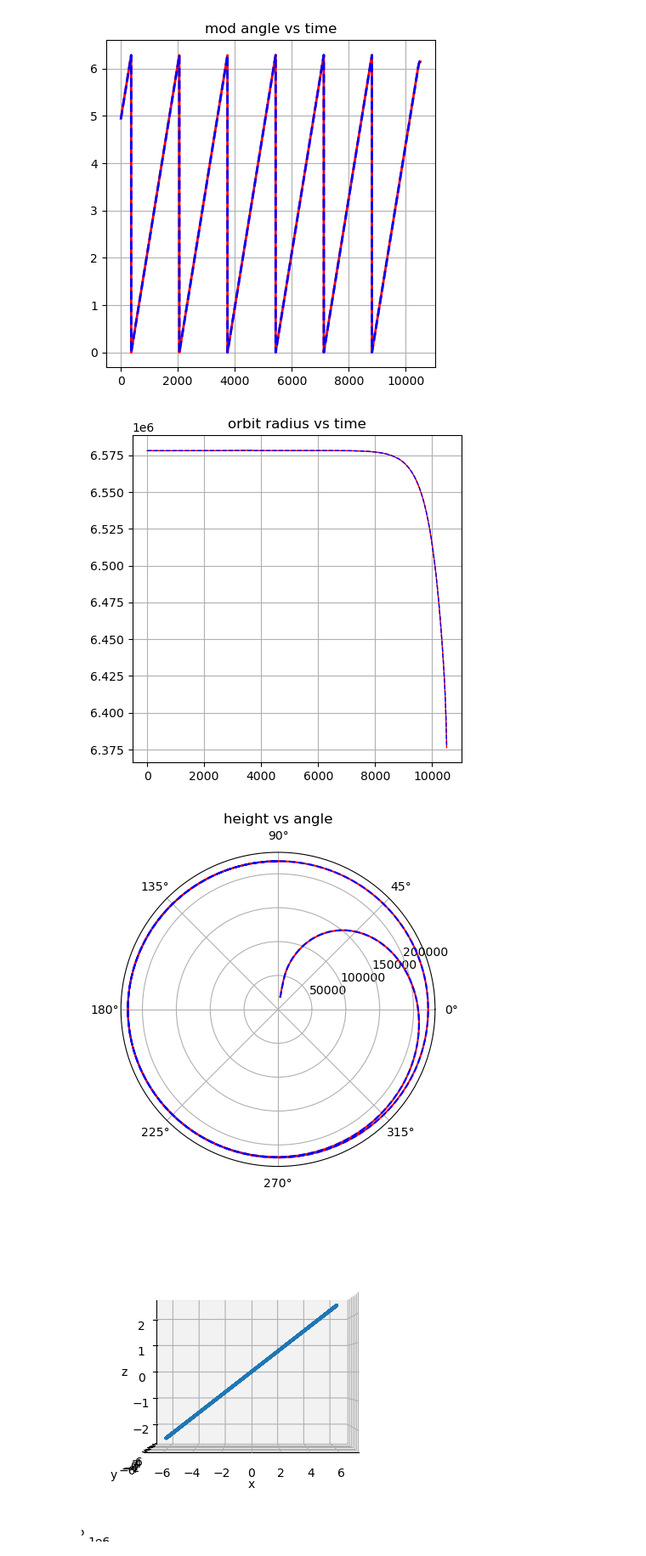
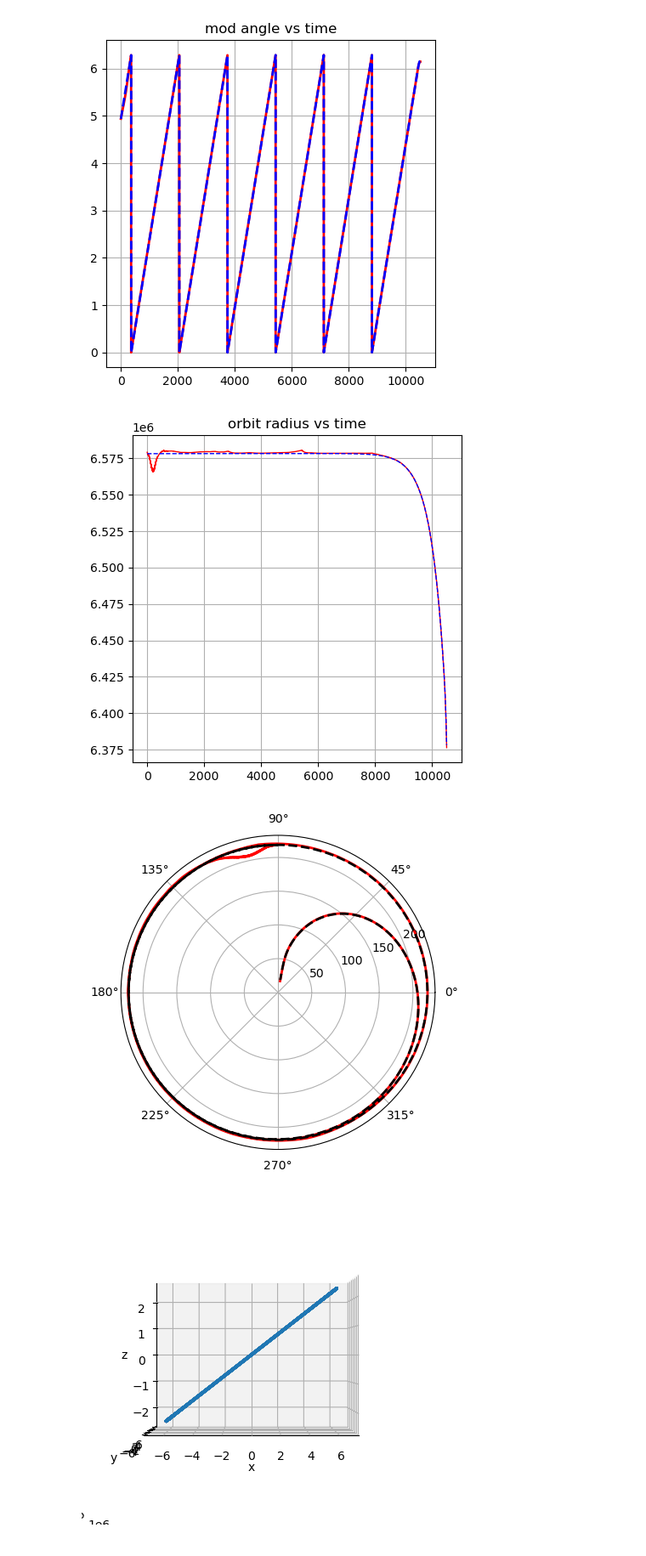
Before and after one commit to Tiangong-PMSC-Group/Satellite-Project, a Jupyter notebook: main_tests.ipynb, the cells around one changed output. Shown at 85% size. Drawn from its saved outputs; the diff is of its cells as text; code cells hidden in the pictures.

```diff
--- a/main_tests.ipynb
+++ b/main_tests.ipynb
@@ -30,7 +30,7 @@ earth = Earth()
 # Initialize RadarSystem
 # Beijing Aerospace Command and Control Center
 
-BACC =  RadarSystem(Earth(), 50)
+BACC =  RadarSystem(Earth(), 200)
 
 
 # Initialize Satellite
@@ -62,7 +62,7 @@ list_position = np.array([radar.position for radar in BACC.radars])
 #mean_0 = np.array([earth.re+380000, 0, 0.1, np.pi/2, angular_vel, 0])
 r_noise = config['radar']['noise']['rho']
 t_noise = config['radar']['noise']['theta']
-mean_0 = np.array([R, 0.1, 0.1, np.pi/2, 4000, 0.1])
+mean_0 = np.array([R + 1000, 0.1, 0.1, np.pi/2, 5000, 0.1])
 
 # cov_0 = np.array([
 #     [3.98e8, 0, 0, 0, 0, 0],
@@ -272,17 +268,17 @@ ax.grid()
 ax.set_title('orbit radius vs time')
 plt.show()
 # %% [output]
-[figure, old version]
+[figure, new version]
 # %%
 fig, ax = plt.subplots(subplot_kw={'projection': 'polar'})
 
-ax.plot(rad1, true_heights, c='r')
-ax.plot(rad2, pred_heights, c = 'b', linestyle = 'dashed')
 
-ax.set_title('height vs angle')
+ax.plot(rad2, pred_heights/1000, c = 'r', linewidth = 2, label = 'Predicited orbit')
+ax.plot(rad1, true_heights/1000, c='black' , linestyle = 'dashed', linewidth = 2, label = 'Simulated orbit')
+
 plt.show()
 # %% [output]
-[figure, old version]
+[figure, new version]
 # %%
 R2, rad2 = np.array(predicted_states_satellite_cord[:]).T
 trd = [np.pi/2 - theta]*len(R2)
```
Also changed, not shown: parts of 4 cells of this notebook, 1 other file.
